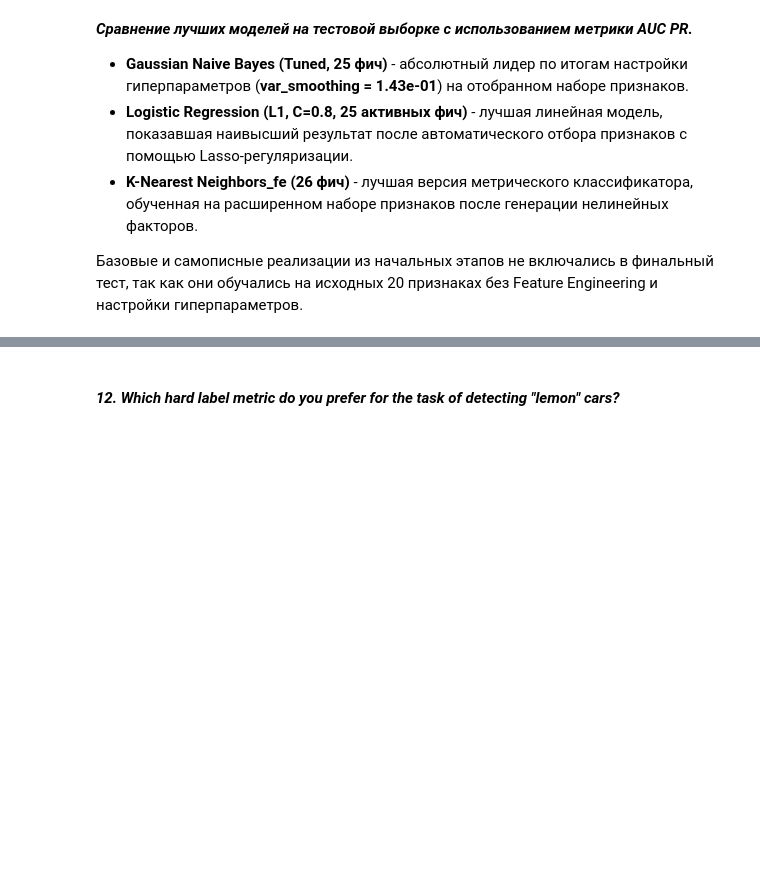
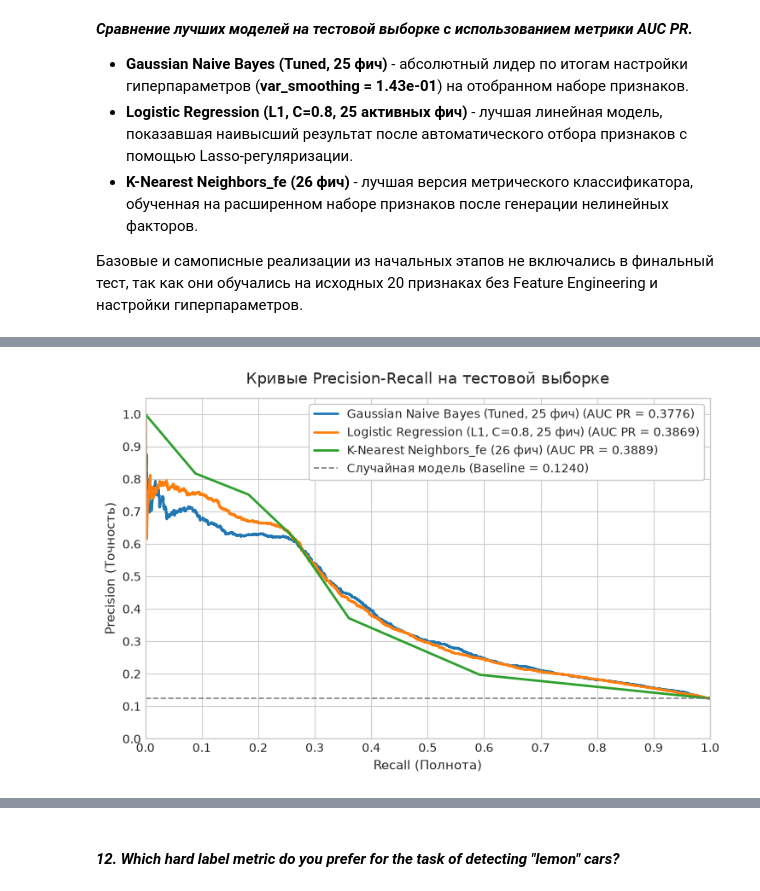
Before and after one commit to RunForJoy/ml-classification-metrics, a Jupyter notebook: src/ml_4.ipynb, the cells around one changed output, grey strips where cells are left out. Saved outputs shown, nothing was run; the diff lists cells and outputs as text; code cells hidden in the pictures; blank space fills up the shorter version.

Commit message:
added pr_auc curve

```diff
--- a/src/ml_4.ipynb
+++ b/src/ml_4.ipynb
@@ -1727,13 +1724,13 @@ for smooth in smoothing_values:
     gnb.fit(X_tr_best, y_train)
 
     proba = gnb.predict_proba(X_val_best)[:, 1]
-    auc = roc_auc_score(y_valid, proba)
-    gini = 2 * auc - 1
+    auc_val = roc_auc_score(y_valid, proba)
+    gini = 2 * auc_val - 1
 
     tuning_results.append(
         {
             "var_smoothing": smooth,
-            "ROC-AUC": auc,
+            "ROC-AUC": auc_val,
             "Gini Score": gini,
         }
     )
@@ -1801,8 +1798,8 @@ final_scores = []
 best_gnb_model_proba = {}
 for split_name, period, X_data, y_true in splits:
     proba = best_gnb_model.predict_proba(X_data)[:, 1]
-    auc = roc_auc_score(y_true, proba)
-    gini = 2 * auc - 1
+    auc_val = roc_auc_score(y_true, proba)
+    gini = 2 * auc_val - 1
 
     best_gnb_model_proba[split_name] = proba
     final_scores.append(
@@ -1810,7 +1807,7 @@ for split_name, period, X_data, y_true in splits:
             "Выборка": split_name,
             "Временной период": period,
             "Число объектов": len(y_true),
-            "ROC-AUC": round(auc, 4),
+            "ROC-AUC": round(auc_val, 4),
             "Gini Score": round(gini, 4),
         }
     )
@@ -2022,0 +1981,65 @@ test_comp_df.style.hide(axis="index").format(
+# %%
+plt.style.use("seaborn-v0_8-whitegrid")
+plt.figure(figsize=(7.5, 5))
+
+test_comparison = []
+for name, (model, X_curr) in test_models.items():
+    proba = model.predict_proba(X_curr)[:, 1]
+    preds = (proba >= 0.5).astype(int)
+
+    prec, rec, _ = precision_recall_curve(y_test, proba)
+    pr_auc_val = custom_auc_pr(y_test, proba)
+
+    plt.plot(rec, prec, linewidth=2, label=f"{name} (AUC PR = {pr_auc_val:.4f})")
+
+    test_comparison.append(
+        {
+            "Алгоритм": name,
+            "AUC PR": pr_auc_val,
+            "ROC-AUC": custom_roc_auc_np(y_test, proba),
+            "F1 Score": custom_f1(y_test, preds),
+            "Precision": custom_precision(y_test, preds),
+            "Recall": custom_recall(y_test, preds),
+            "Accuracy": accuracy_score(y_test, preds),
+        }
+    )
+
+
+# базовая линия случайного угадывания (доля класса 1 в тесте)
+baseline = y_test.mean()
+plt.axhline(
+    y=baseline,
+    color="gray",
+    linestyle="--",
+    linewidth=1.2,
+    label=f"Случайная модель (Baseline = {baseline:.4f})",
+)
+
+plt.title("Кривые Precision-Recall на тестовой выборке", fontsize=13, pad=12)
+plt.xlabel("Recall (Полнота)", fontsize=11)
+plt.ylabel("Precision (Точность)", fontsize=11)
+plt.xlim([0.0, 1.0])
+plt.ylim([0.0, 1.05])
+ticks = np.arange(0, 1.1, 0.1)
+plt.xticks(ticks)
+plt.yticks(ticks)
+
+plt.legend(
+    loc="upper right", fontsize=10, frameon=True, facecolor="white", framealpha=1.0
+)
+plt.tight_layout()
+plt.show()
+
+test_comp_df = pd.DataFrame(test_comparison).sort_values(by="AUC PR", ascending=False)
+test_comp_df.style.hide(axis="index").format(
+    {
+        "AUC PR": "{:.4f}",
+        "ROC-AUC": "{:.4f}",
+        "F1 Score": "{:.4f}",
+        "Precision": "{:.4f}",
+        "Recall": "{:.4f}",
+        "Accuracy": "{:.4f}",
+    }
+)
+# %% [output]
+[figure, added]
```
Also changed, not shown: parts of 13 cells of this notebook.
